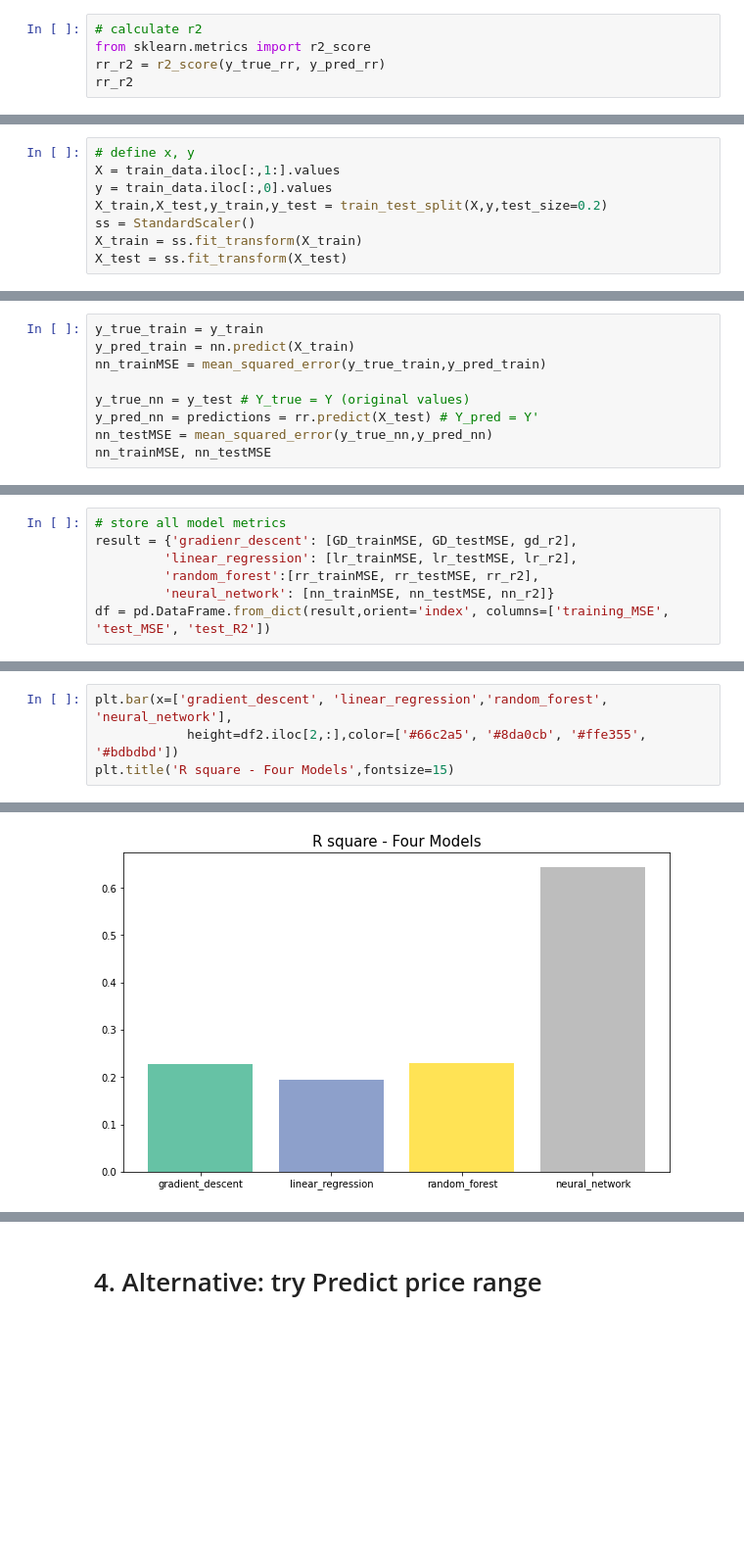
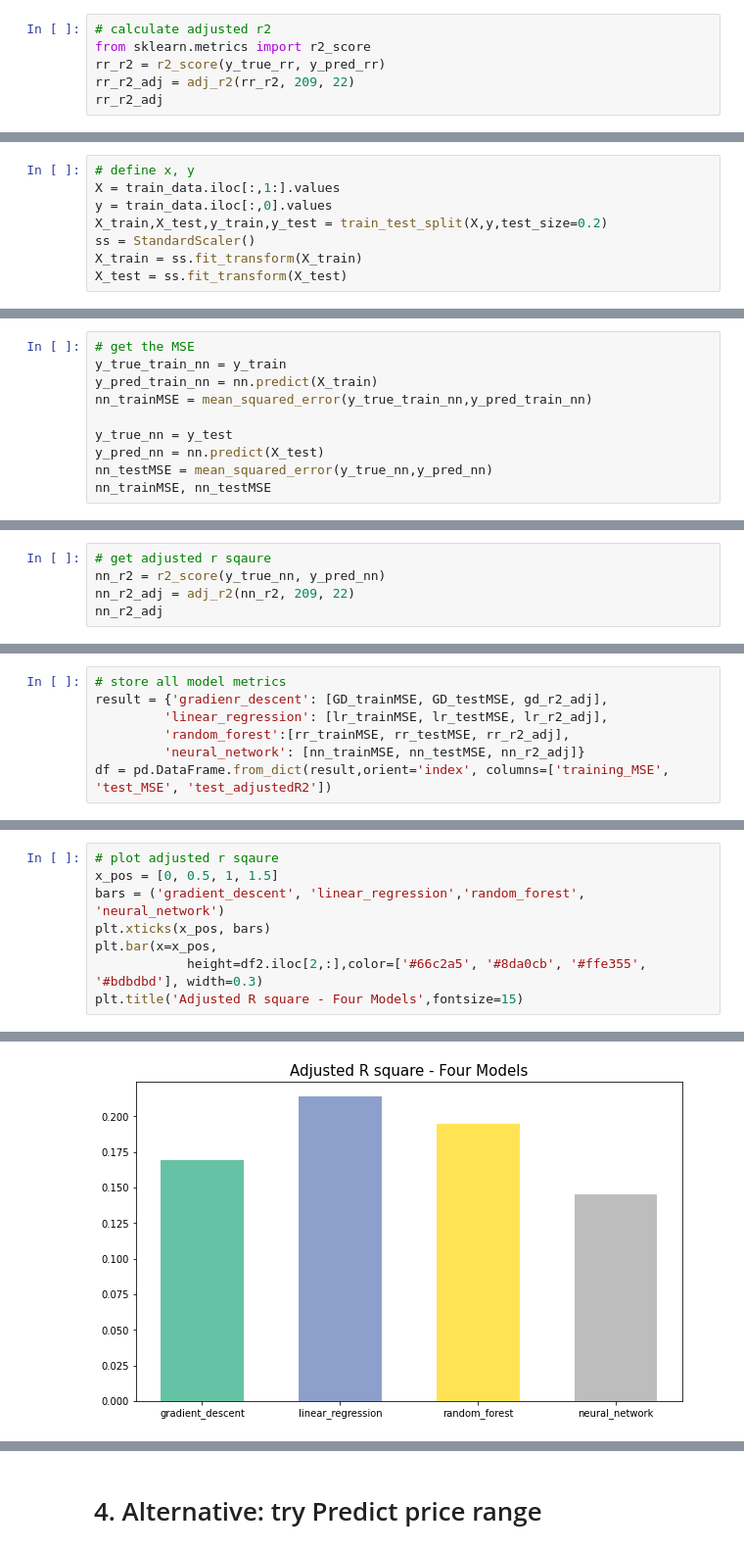
Before and after one commit to uwhuan/IMT574, a Jupyter notebook: PricePrediction-Models.ipynb, the cells around one changed output, grey strips where cells are left out. Shown: that part at 98% size. Drawn from its saved outputs; the diff is of its cells as text; blank space fills up the shorter version.

```diff
--- a/PricePrediction-Models.ipynb
+++ b/PricePrediction-Models.ipynb
@@ -378,6 +239,7 @@ rr_trainMSE, rr_testMSE
 # %%
-# calculate r2
+# calculate adjusted r2
 from sklearn.metrics import r2_score
 rr_r2 = r2_score(y_true_rr, y_pred_rr)
-rr_r2
+rr_r2_adj = adj_r2(rr_r2, 209, 22)
+rr_r2_adj
 # %% [output]
@@ -425,11 +284,12 @@ Epoch 10/10
 <tensorflow.python.keras.callbacks.History at 0x...>
 # %%
-y_true_train = y_train
-y_pred_train = nn.predict(X_train)
-nn_trainMSE = mean_squared_error(y_true_train,y_pred_train)
+# get the MSE
+y_true_train_nn = y_train
+y_pred_train_nn = nn.predict(X_train)
+nn_trainMSE = mean_squared_error(y_true_train_nn,y_pred_train_nn)
 
-y_true_nn = y_test # Y_true = Y (original values)
-y_pred_nn = predictions = rr.predict(X_test) # Y_pred = Y'
+y_true_nn = y_test
+y_pred_nn = nn.predict(X_test)
 nn_testMSE = mean_squared_error(y_true_nn,y_pred_nn)
 nn_trainMSE, nn_testMSE
 # %% [output]
@@ -441,0 +297,5 @@ nn_r2
+# %%
+# get adjusted r sqaure
+nn_r2 = r2_score(y_true_nn, y_pred_nn)
+nn_r2_adj = adj_r2(nn_r2, 209, 22)
+nn_r2_adj
@@ -447,8 +309,8 @@ nn_r2
 # %%
 # store all model metrics
-result = {'gradienr_descent': [GD_trainMSE, GD_testMSE, gd_r2],
-         'linear_regression': [lr_trainMSE, lr_testMSE, lr_r2],
-         'random_forest':[rr_trainMSE, rr_testMSE, rr_r2],
-         'neural_network': [nn_trainMSE, nn_testMSE, nn_r2]}
-df = pd.DataFrame.from_dict(result,orient='index', columns=['training_MSE', 'test_MSE', 'test_R2'])
+result = {'gradienr_descent': [GD_trainMSE, GD_testMSE, gd_r2_adj],
+         'linear_regression': [lr_trainMSE, lr_testMSE, lr_r2_adj],
+         'random_forest':[rr_trainMSE, rr_testMSE, rr_r2_adj],
+         'neural_network': [nn_trainMSE, nn_testMSE, nn_r2_adj]}
+df = pd.DataFrame.from_dict(result,orient='index', columns=['training_MSE', 'test_MSE', 'test_adjustedR2'])
 # %%
@@ -461,5 +324,9 @@ Text(0.5, 1.0, 'MSE - Four Models')
 # %%
-plt.bar(x=['gradient_descent', 'linear_regression','random_forest', 'neural_network'],
-            height=df2.iloc[2,:],color=['#66c2a5', '#8da0cb', '#ffe355', '#bdbdbd'])
-plt.title('R square - Four Models',fontsize=15)
+# plot adjusted r sqaure
+x_pos = [0, 0.5, 1, 1.5]
+bars = ('gradient_descent', 'linear_regression','random_forest', 'neural_network')
+plt.xticks(x_pos, bars)
+plt.bar(x=x_pos,
+            height=df2.iloc[2,:],color=['#66c2a5', '#8da0cb', '#ffe355', '#bdbdbd'], width=0.3)
+plt.title('Adjusted R square - Four Models',fontsize=15)
 # %% [output]
@@ -467 +334 @@ Text(0.5, 1.0, 'R square - Four Models')
-[figure, old version]
+[figure, new version]
```
Also changed, not shown: parts of 49 cells of this notebook, 1 other file.
